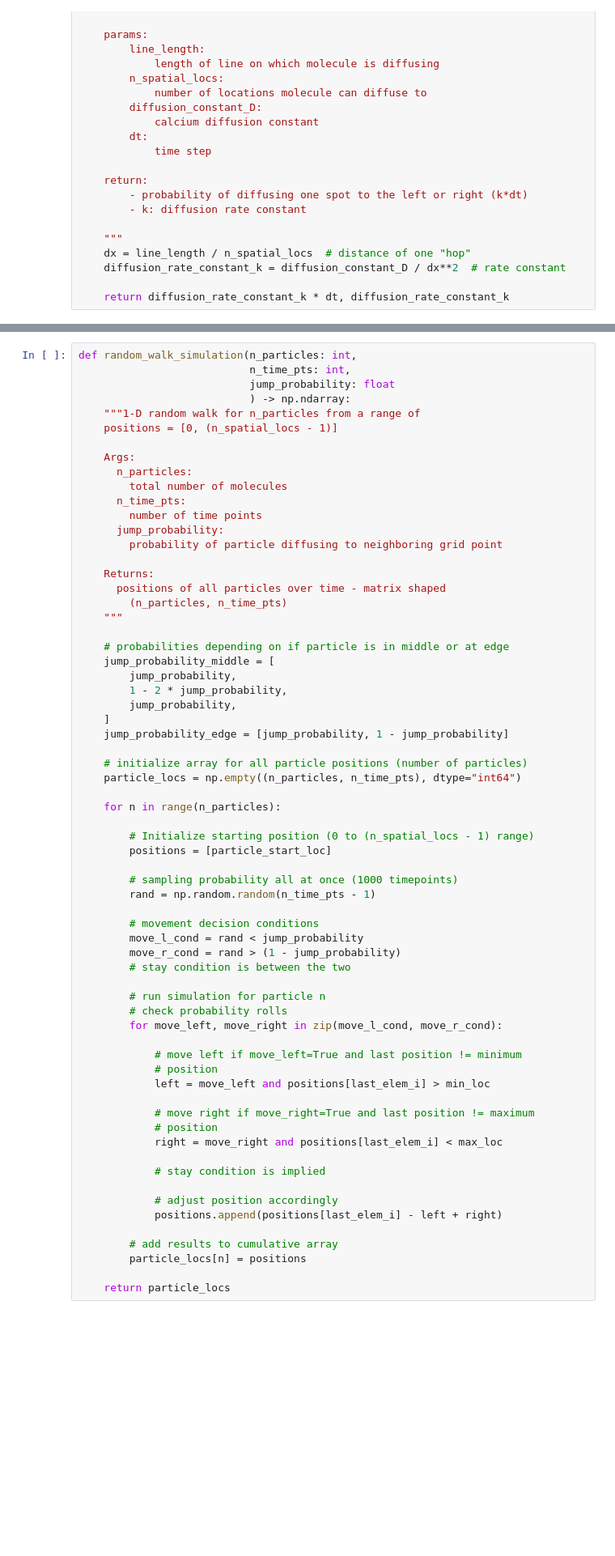
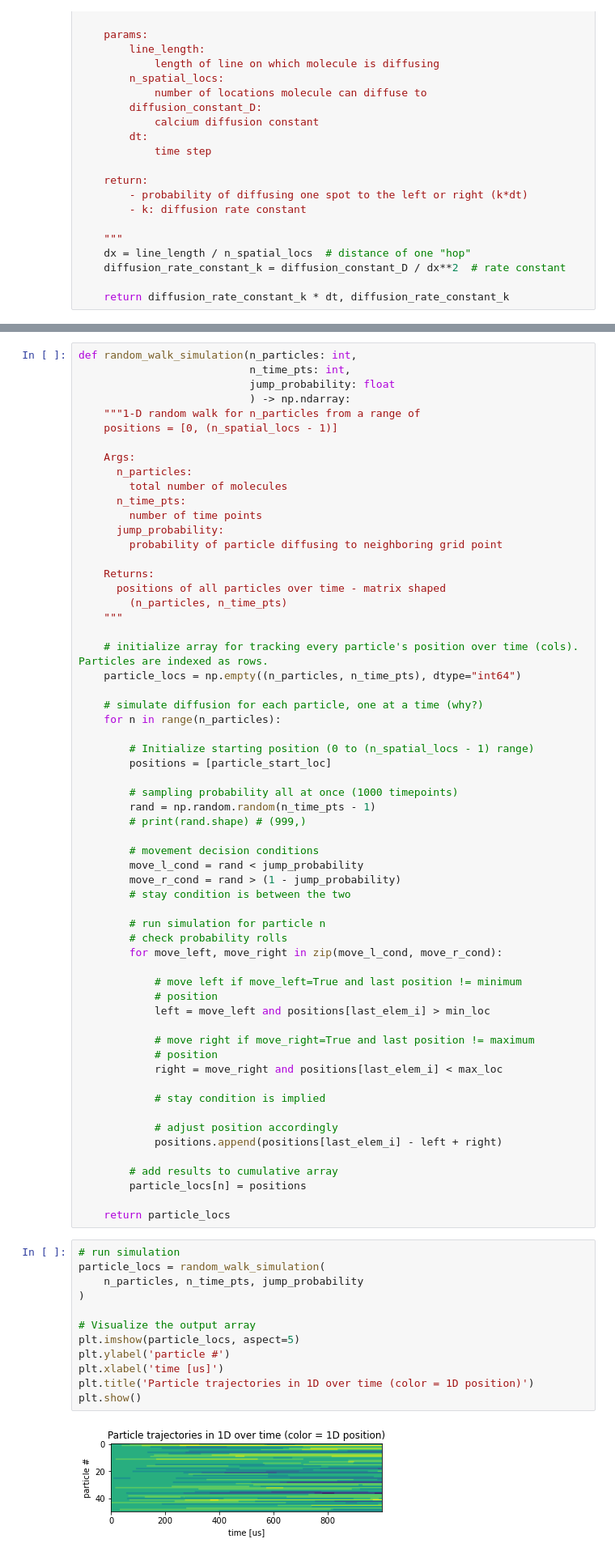
Before and after one commit to margotwagner/diffusion-model, a Jupyter notebook: notebooks/RandomWalk1dSimulation.ipynb, the cells around one changed output, grey strips where cells are left out. Shown at 81% size. Cells and saved outputs as stored; diff of their text form; blank space fills up the shorter version.

```diff
--- a/notebooks/RandomWalk1dSimulation.ipynb
+++ b/notebooks/RandomWalk1dSimulation.ipynb
@@ -95,17 +107,10 @@ def random_walk_simulation(n_particles: int,
         (n_particles, n_time_pts)
     """
 
-    # probabilities depending on if particle is in middle or at edge
-    jump_probability_middle = [
-        jump_probability,
-        1 - 2 * jump_probability,
-        jump_probability,
-    ]
-    jump_probability_edge = [jump_probability, 1 - jump_probability]
-
-    # initialize array for all particle positions (number of particles)
+    # initialize array for tracking every particle's position over time (cols). Particles are indexed as rows.
     particle_locs = np.empty((n_particles, n_time_pts), dtype="int64")
 
+    # simulate diffusion for each particle, one at a time (why?)
     for n in range(n_particles):
 
         # Initialize starting position (0 to (n_spatial_locs - 1) range)
@@ -113,6 +118,7 @@ def random_walk_simulation(n_particles: int,
 
         # sampling probability all at once (1000 timepoints)
         rand = np.random.random(n_time_pts - 1)
+        # print(rand.shape) # (999,)
 
         # movement decision conditions
         move_l_cond = rand < jump_probability
@@ -140,3 +146,17 @@ def random_walk_simulation(n_particles: int,
         particle_locs[n] = positions
 
     return particle_locs
+# %%
+# run simulation
+particle_locs = random_walk_simulation(
+    n_particles, n_time_pts, jump_probability
+)
+
+# Visualize the output array
+plt.imshow(particle_locs, aspect=5)
+plt.ylabel('particle #')
+plt.xlabel('time [us]')
+plt.title('Particle trajectories in 1D over time (color = 1D position)')
+plt.show()
+# %% [output]
+[figure, added]
```
Also changed, not shown: parts of 11 cells of this notebook.
